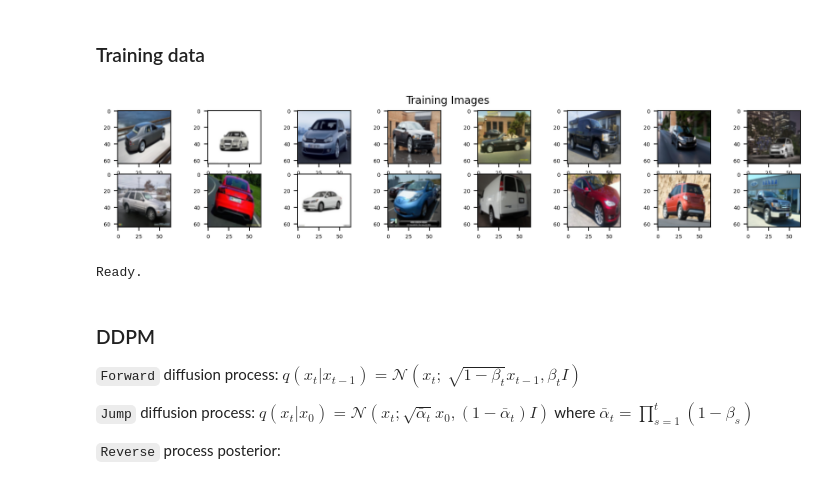
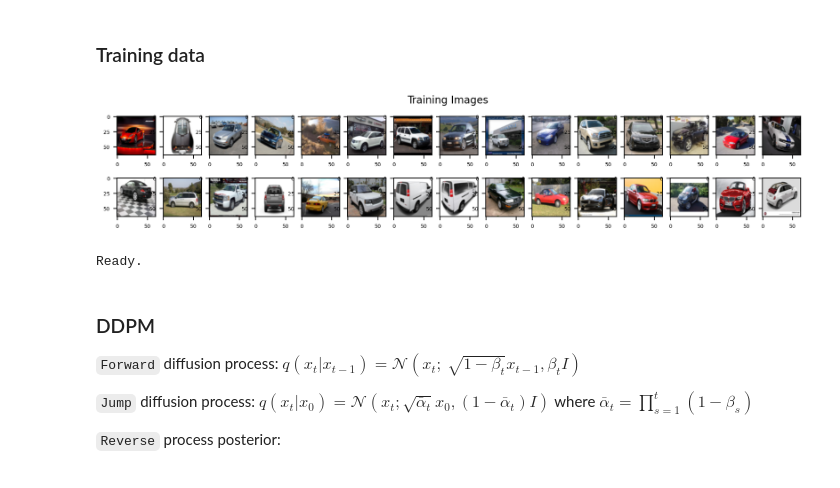
Before and after one commit to sjchoi86/yet-another-diffusion-models, a Jupyter notebook: code/demo_forward_diffusion.ipynb, the cells around one changed output. Cells and saved outputs as stored; diff of their text form; code cells hidden in the pictures.

```diff
--- a/code/demo_forward_diffusion.ipynb
+++ b/code/demo_forward_diffusion.ipynb
@@ -34,19 +34,19 @@ Ready
 # %%
 trs = [transforms.Resize((64,64)),
        transforms.RandomHorizontalFlip(),
        transforms.ToTensor()] # [B x C x H x W]
 dataset = torchvision.datasets.StanfordCars(
     root='../data',split='train',transform=transforms.Compose(trs),download=True)
 dataloader = DataLoader(dataset=dataset,batch_size=128,shuffle=True,drop_last=True)
-n_plot,n_row = 16,2
+n_plot,n_row = 30,2
 plt.figure(figsize=(12,2));
 for i_idx,img_idx in enumerate(np.random.permutation(len(dataset))[:n_plot]):
     plt.subplot(n_row,n_plot//n_row,i_idx+1)
     plt.imshow(torch2np(dataset[img_idx][0]).transpose([1,2,0]))
 plt.suptitle('Training Images',fontsize=10); plt.show()
 print ("Ready.")
 # %% [output]
-[figure, old version]
+[figure, new version]
 Ready.
 # %% [markdown]
 ### DDPM
```
Also changed, not shown: parts of 7 cells of this notebook.
